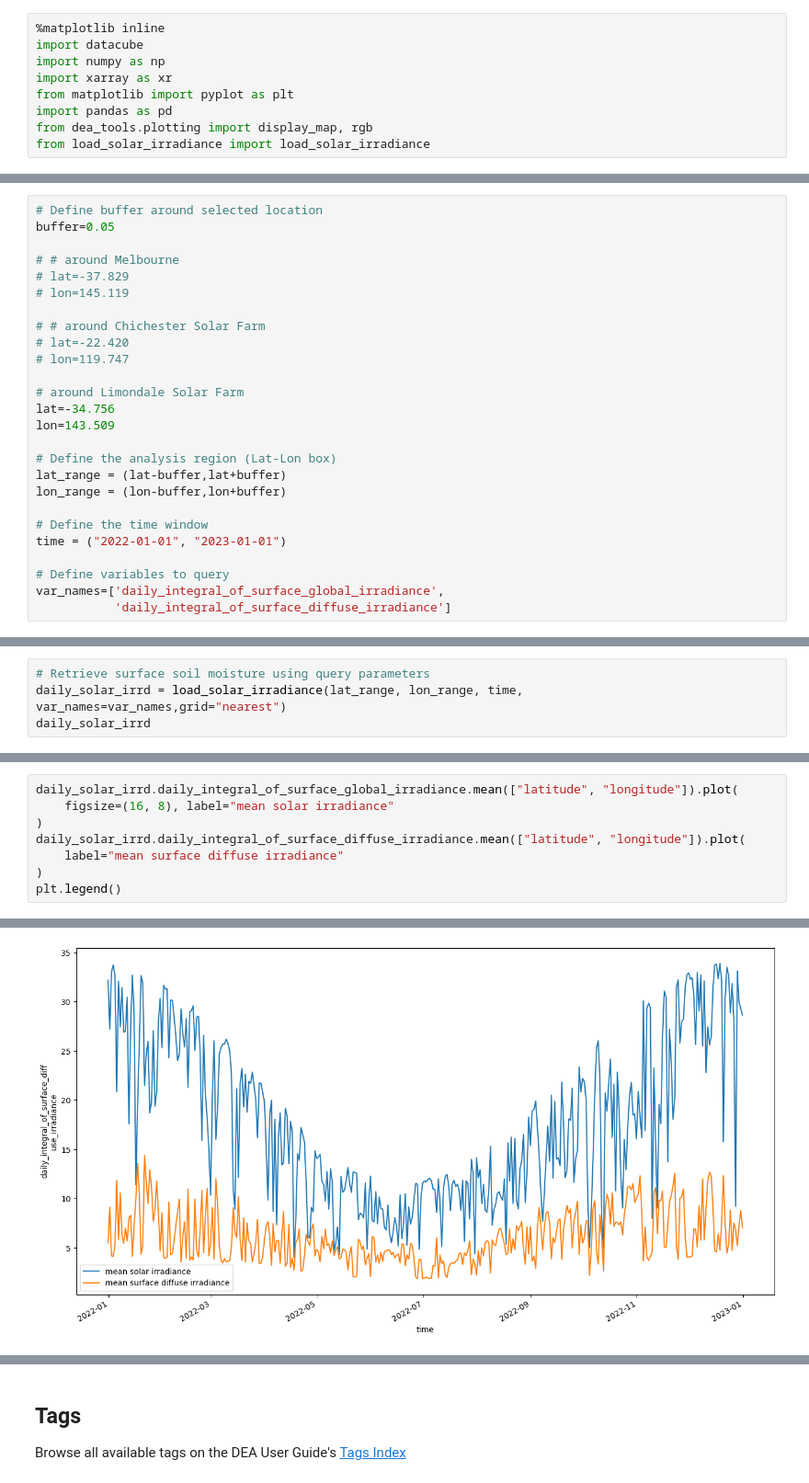
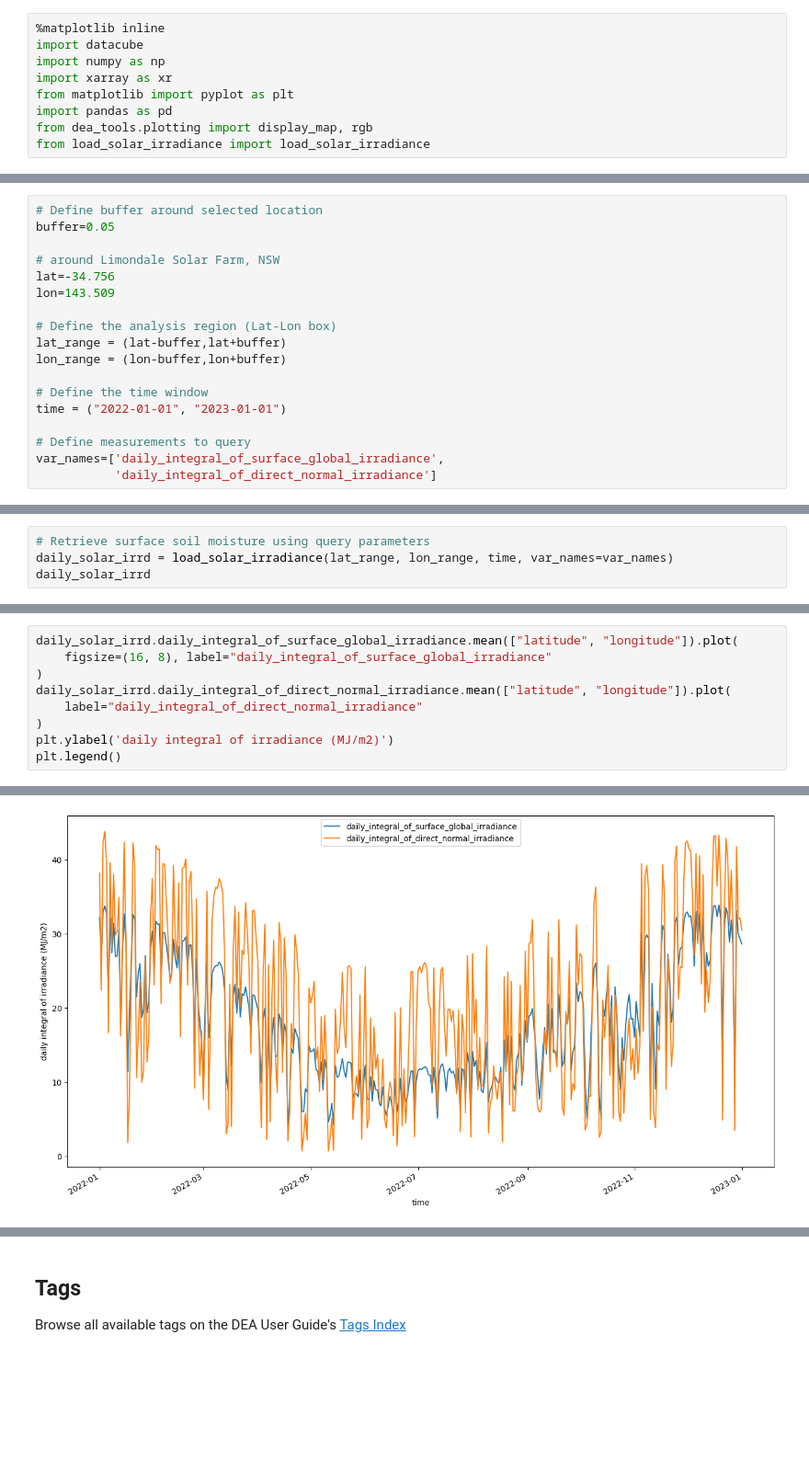
Before and after one commit to frontiersi/BoM_ODC_demonstration, a Jupyter notebook: Load_BoM_solar_irradiance.ipynb, the cells around one changed output, grey strips where cells are left out. Shown at 92% size. Cells and saved outputs as stored; diff of their text form; blank space fills up the shorter version.

```diff
--- a/Load_BoM_solar_irradiance.ipynb
+++ b/Load_BoM_solar_irradiance.ipynb
@@ -46,15 +50,7 @@ The time period is chosen to be no more than a year to limit data download.
 # Define buffer around selected location
 buffer=0.05
 
-# # around Melbourne
-# lat=-37.829
-# lon=145.119
-
-# # around Chichester Solar Farm
-# lat=-22.420
-# lon=119.747
-
-# around Limondale Solar Farm
+# around Limondale Solar Farm, NSW
 lat=-34.756
 lon=143.509
 
@@ -65,8 +61,8 @@ lon_range = (lon-buffer,lon+buffer)
 # Define the time window
 time = ("2022-01-01", "2023-01-01")
 
-# Define variables to query
+# Define measurements to query
 var_names=['daily_integral_of_surface_global_irradiance',
-           'daily_integral_of_surface_diffuse_irradiance']
+           'daily_integral_of_direct_normal_irradiance']
 # %% [markdown]
 ## View the queried location
@@ -79,4 +79,4 @@ display_map(x=lon_range, y=lat_range)
 # %%
 # Retrieve surface soil moisture using query parameters
-daily_solar_irrd = load_solar_irradiance(lat_range, lon_range, time, var_names=var_names,grid="nearest")
+daily_solar_irrd = load_solar_irradiance(lat_range, lon_range, time, var_names=var_names)
 daily_solar_irrd
@@ -94,11 +121,12 @@ daily_solar_irrd.daily_integral_of_surface_diffuse_irradiance.plot(col='time')
 # %%
 daily_solar_irrd.daily_integral_of_surface_global_irradiance.mean(["latitude", "longitude"]).plot(
-    figsize=(16, 8), label="mean solar irradiance"
+    figsize=(16, 8), label="daily_integral_of_surface_global_irradiance"
 )
-daily_solar_irrd.daily_integral_of_surface_diffuse_irradiance.mean(["latitude", "longitude"]).plot(
-    label="mean surface diffuse irradiance"
+daily_solar_irrd.daily_integral_of_direct_normal_irradiance.mean(["latitude", "longitude"]).plot(
+    label="daily_integral_of_direct_normal_irradiance"
 )
+plt.ylabel('daily integral of irradiance (MJ/m2)')
 plt.legend()
 # %% [output]
 <matplotlib.legend.Legend at 0x...>
-[figure, old version]
+[figure, new version]
```
Also changed, not shown: parts of 20 cells of this notebook, 1 other file.
